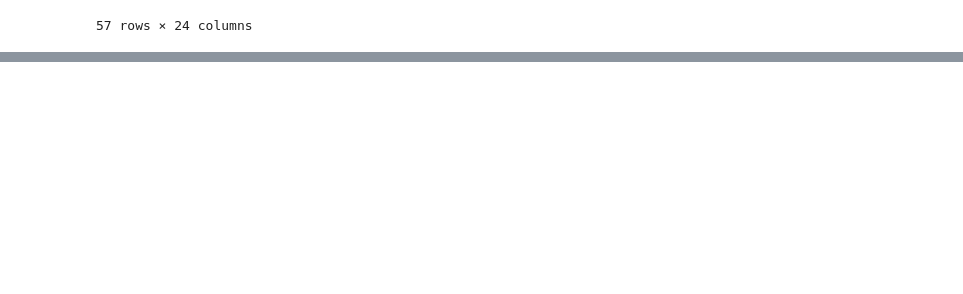
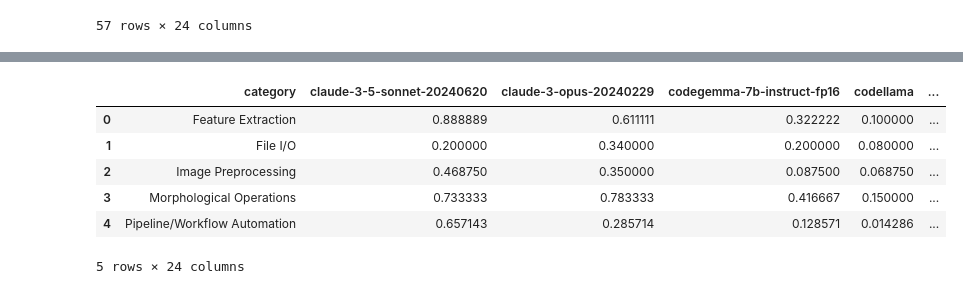
Before and after one commit to haesleinhuepf/human-eval-bia, a Jupyter notebook: demo/summarize_by_case.ipynb, the cells around one changed output, grey strips where cells are left out. Saved outputs shown, nothing was run; the diff lists cells and outputs as text; code cells hidden in the pictures; blank space fills up the shorter version.

```diff
--- a/demo/summarize_by_case.ipynb
+++ b/demo/summarize_by_case.ipynb
@@ -239,0 +210,17 @@ with open("model_order.txt", 'w') as f:
+# %%
+#For each model, get the average passed rate for each category and create a new dataframe
+category_results = {}
+for category in functions_by_category.keys():
+    category_results[category] = df[df[category]==1].groupby(['model',category])['passed'].mean().reset_index(level=1, drop=True)
+
+category_df = pd.DataFrame.from_dict(category_results,orient='index').reset_index().rename(columns={'index':'category'})
+
+category_df.head()
+# %% [output]
+|  | category | claude-3-5-sonnet-20240620 | claude-3-opus-20240229 | codegemma-7b-instruct-fp16 | codellama | ... |
+| 0 | Feature Extraction | 0.888889 | 0.611111 | 0.322222 | 0.100000 | ... |
+| 1 | File I/O | 0.200000 | 0.340000 | 0.200000 | 0.080000 | ... |
+| 2 | Image Preprocessing | 0.468750 | 0.350000 | 0.087500 | 0.068750 | ... |
+| 3 | Morphological Operations | 0.733333 | 0.783333 | 0.416667 | 0.150000 | ... |
+| 4 | Pipeline/Workflow Automation | 0.657143 | 0.285714 | 0.128571 | 0.014286 | ... |
+5 rows × 24 columns
```
Also changed, not shown: parts of 13 cells of this notebook, 3 other files.
